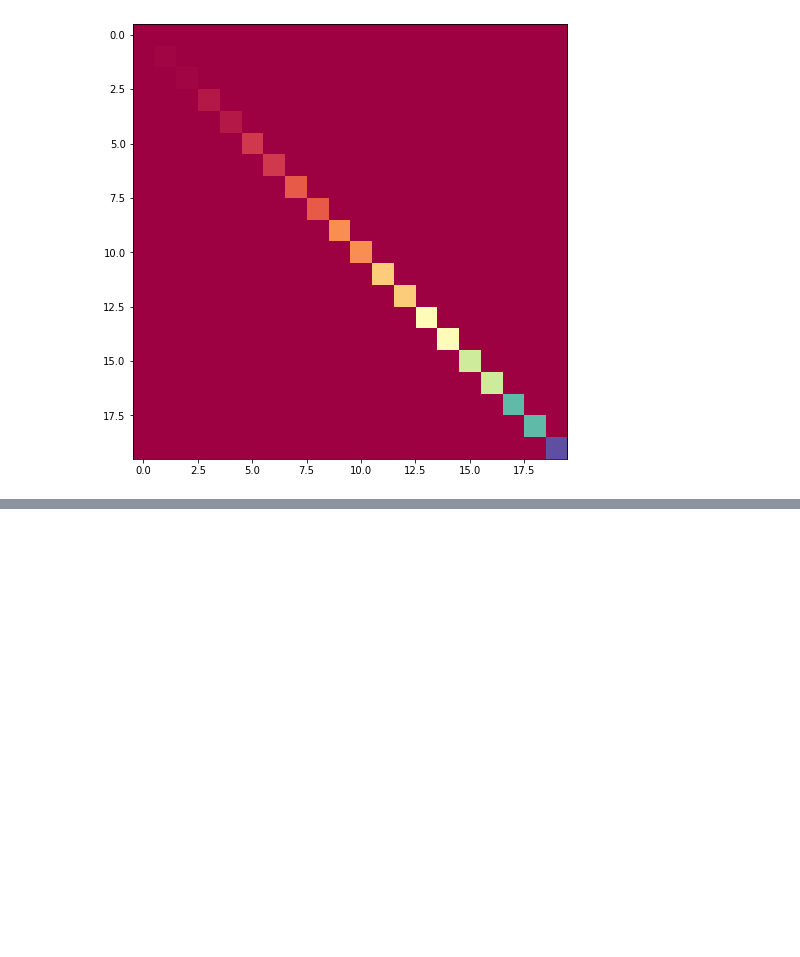
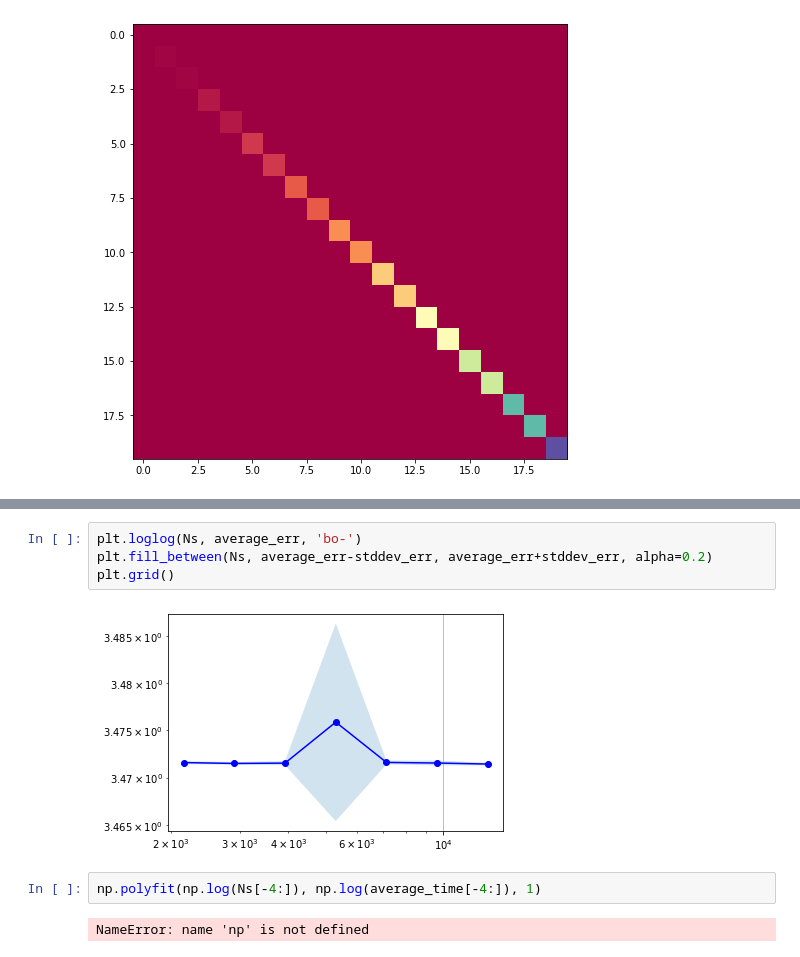
Before and after one commit to dhudsmith/manifold_learning, a Jupyter notebook: source/ring_2_particles.ipynb, the cells around one changed output, grey strips where cells are left out. Drawn from its saved outputs; the diff is of its cells as text; blank space fills up the shorter version.

```diff
--- a/source/ring_2_particles.ipynb
+++ b/source/ring_2_particles.ipynb
@@ -182,0 +277,10 @@ MovieWriter imagemagick unavailable; trying to use <class 'matplotlib.animation.
+# %%
+plt.loglog(Ns, average_err, 'bo-')
+plt.fill_between(Ns, average_err-stddev_err, average_err+stddev_err, alpha=0.2)
+plt.grid()
+# %% [output]
+[figure, added]
+# %%
+np.polyfit(np.log(Ns[-4:]), np.log(average_time[-4:]), 1)
+# %% [output]
+NameError: name 'np' is not defined
```
Also changed, not shown: parts of 34 cells of this notebook, 1 other file.
